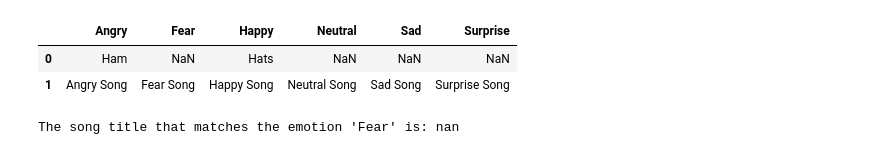
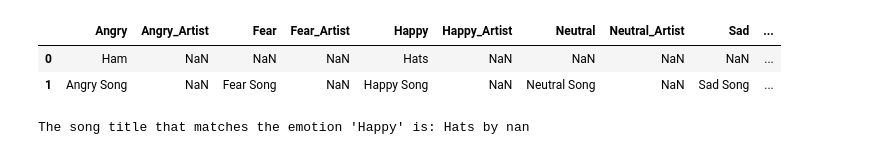
Before and after one commit to UFResearchComputing/gatorAI_summer_camp_2024, a Jupyter notebook: 0.2_emotion_is_the_key.ipynb, the cells around one changed output. Saved outputs shown, nothing was run; the diff lists cells and outputs as text; code cells hidden in the pictures.

Commit message:
Make Kmeans nb get recommendations from Sp, adjusted the notebooks to use song name and artist name for recommendation.

```diff
--- a/0.2_emotion_is_the_key.ipynb
+++ b/0.2_emotion_is_the_key.ipynb
@@ -35,10 +35,16 @@ df.head()
 # %%
-# Replace Column Header 1 with "Angry" and Column Header 2 with "Happy"
-df.columns = ['Angry', 'Fear', 'Happy', 'Neutral', 'Sad', 'Surprise']
+# Replace Column Header Names with simpler names
+df.columns = ['Angry', 'Angry_Artist',
+              'Fear', 'Fear_Artist',
+              'Happy', 'Happy_Artist',
+              'Neutral', 'Neutral_Artist',
+              'Sad', 'Sad_Artist',
+              'Surprise', 'Surprise_Artist'
+              ]
 
 df.head()
 # %% [output]
-|  | Angry | Fear | Happy | Neutral | Sad | Surprise |
-| 0 | Ham | NaN | Hats | NaN | NaN | NaN |
-| 1 | Angry Song | Fear Song | Happy Song | Neutral Song | Sad Song | Surprise Song |
+|  | Angry | Angry_Artist | Fear | Fear_Artist | Happy | Happy_Artist | Neutral | Neutral_Artist | Sad | ... |
+| 0 | Ham | NaN | NaN | NaN | Hats | NaN | NaN | NaN | NaN | ... |
+| 1 | Angry Song | NaN | Fear Song | NaN | Happy Song | NaN | Neutral Song | NaN | Sad Song | ... |
 # %%
@@ -78,9 +97,9 @@ def get_song_title(emotion):
 emotion = input("Please enter an emotion: ")
 
 # Get the song title that matches the emotion
-song_title, emotion = get_song_title(emotion)
+song_title, artist, emotion = lookup_song(emotion)
 
 # Print the song title
-print(f"The song title that matches the emotion '{emotion}' is: {song_title}")
+print(f"The song title that matches the emotion '{emotion}' is: {song_title} by {artist}")
 # %% [output]
-The song title that matches the emotion 'Fear' is: nan
+The song title that matches the emotion 'Happy' is: Hats by nan
```
Also changed, not shown: parts of 3 cells of this notebook, 4 other files.
